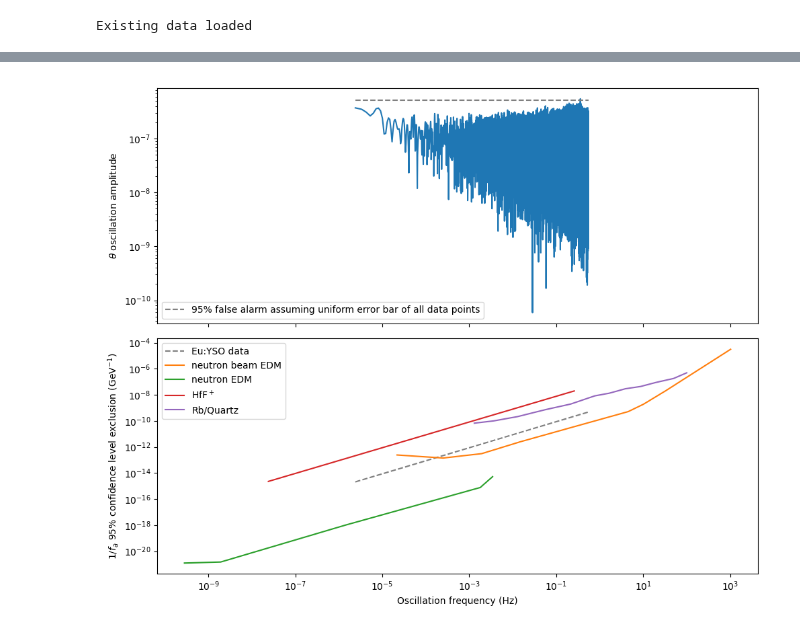
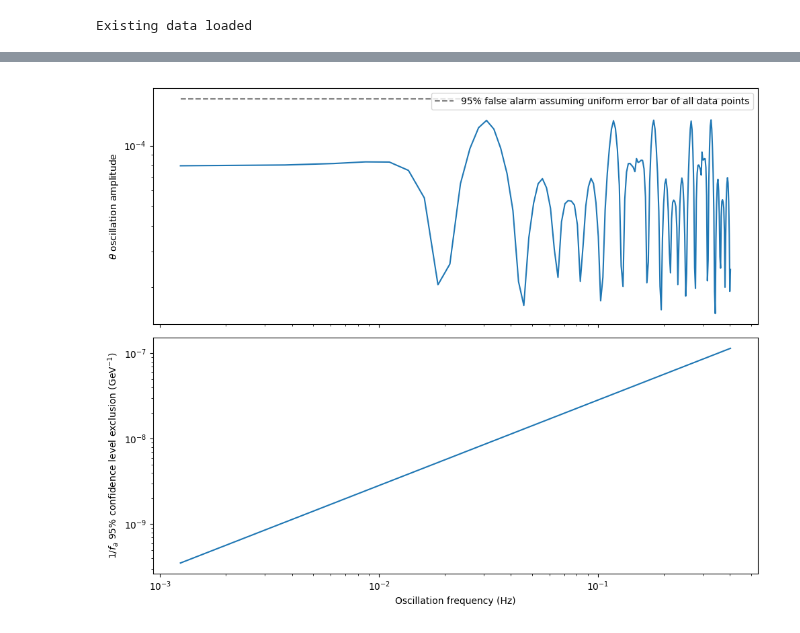
Before and after one commit to vuthalab/onix, a Jupyter notebook: analysis/lf_spectroscopy_quick_state_prep_axion.ipynb, the cells around one changed output, grey strips where cells are left out. Saved outputs shown, nothing was run; the diff lists cells and outputs as text; code cells hidden in the pictures.

```diff
--- a/analysis/lf_spectroscopy_quick_state_prep_axion.ipynb
+++ b/analysis/lf_spectroscopy_quick_state_prep_axion.ipynb
@@ -196,0 +209,5 @@ def averaging_ys(xs, ys):
+# %%
+#for kk in [4047737, 4059209, 4060473, 4062940, 4063653, 4064260]:
+#for kk in [4076386, 4076386-1, 4076386-2, 4076386-3, 4076386-4]:
+for kk in [4084120]:
+    plot_hole(kk)
@@ -540,12 +580,5 @@ for jj in duration_masks:
 # %%
-start_mask = results[:, col_indices["start_time"]] > 1722731600
-cycle_times = np.concatenate(([0], (results[:, col_indices["start_time"]][1:] - results[:, col_indices["start_time"]][:-1])))
-upper_bound_cycle_time = 2.0
-cycle_time_discard_mask = cycle_times > upper_bound_cycle_time
-cycle_time_extended_mask = np.ones(len(results), dtype=bool)
-for kk in cycle_time_discard_mask.nonzero()[0]:
-    for ll in range(kk - 50, kk + 50):
-        cycle_time_extended_mask[ll] = False
+start_mask = results[:, col_indices["start_time"]] > 1722988501 #1722669094
 # %%
 fig, ax = plt.subplots()
 
@@ -640,80 +670,38 @@ W_T = 0.1762(61) Hz
 # %%
 W_T_to_theta = 2.5e-5
 # https://electricatoms.wordpress.com/2024/07/11/t-violation-measurement-from-lf-spectroscopy/
-thetas = unumpy.nominal_values(results[:, col_indices["W_T"]])[start_mask & cycle_time_extended_mask] * W_T_to_theta
-times = results[:, col_indices["start_time"]].astype(float)[start_mask & cycle_time_extended_mask]
+thetas = unumpy.nominal_values(results[:, col_indices["W_T"]])[start_mask] * W_T_to_theta
+times = results[:, col_indices["start_time"]].astype(float)[start_mask]
 
 theta_uncs = np.std(thetas) * np.ones(len(thetas))  # assuming error bar is std of the data for every point
 ls = LombScargle(times, thetas, theta_uncs, normalization="psd")
-fs, f_thetas_psd = ls.autopower(minimum_frequency=0.5 / duration, maximum_frequency = 1 / avg_cycle_time)
+fs, f_thetas_psd = ls.autopower()
 f_thetas_amplitude_normalized = np.sqrt(f_thetas_psd / (len(f_thetas_psd) / 4))
 # https://docs.scipy.org/doc/scipy/reference/generated/scipy.signal.lombscargle.html
 f_thetas_amplitude = f_thetas_amplitude_normalized * np.std(thetas)
 # https://docs.astropy.org/en/stable/timeseries/lombscargle.html#psd-normalization-unnormalized
 
 confidence = 0.95
 f_thetas_limit_psd = ls.false_alarm_level(1 - confidence)
 f_thetas_limit_amplitude = np.sqrt(f_thetas_limit_psd / (len(f_thetas_psd) / 4)) * np.std(thetas)
 # same normalization as above
 
 inverse_fa_limits = inverse_fa_limit(fs, f_thetas_limit_amplitude * np.ones(len(fs)))
 
 fig, ax = plt.subplots(2, 1, sharex=True, figsize=(10, 8))
 ax[0].plot(fs, f_thetas_amplitude)
 ax[0].hlines([f_thetas_limit_amplitude], np.min(fs), np.max(fs), color="gray", ls="--", label=f"{confidence*100:.0f}% false alarm assuming uniform error bar of all data points")
 ax[0].set_ylabel("$\\theta$ oscillation amplitude")
 ax[0].set_xscale("log")
 ax[0].set_yscale("log")
 ax[0].legend()
 
-neutron_beam_limit = [
-    [0.000021806334875063254, 2.4191531672852777e-13],
-    [0.00025210113627991196, 1.411732702742297e-13],
-    [0.0019382133242529327, 3.0734330871673177e-13],
-    [0.014901443705277455, 2.4961876359482394e-12],
-    [0.34466848467820843, 4.685889889651819e-11],
-    [4.503428864545845, 5.133292832327853e-10],
-    [10.182959482819049, 1.915041623535488e-9],
-    [33.23942812844364, 2.0978874175881883e-8],
-    [1022.9220014075324, 0.00003108667389814448],
-]
-neutron_edm_limit = [
-    [2.8107285020807224e-10, 1.2382883361478699e-21],
-    [1.9120359913544285e-9, 1.4818084916054758e-21],
-    [0.000001417668870576385, 1.008585850870895e-18],
-    [0.001786358019245735, 7.737735166663486e-16],
-    [0.0034310975906798893, 5.251665178243852e-15],
-]
-hff_limit = [
-    [2.3983980358520008e-8, 2.272142910168394e-15],
-    [0.259051330252812, 1.9760233819175173e-8],
-]
-rb_quartz_limit = [
-    [0.001303621502071577, 6.654711796333948e-11],
-    [0.003661308835364036, 1e-10],
-    [0.012855557319139031, 2.1209508879201926e-10],
-    [0.055648638769833, 7.196856730011529e-10],
-    [0.21544346900318867, 1.9611779729377575e-9],
-    [0.7670938216429439, 8.28642772854686e-9],
-    [1.6526535398566913, 1.3257113655901082e-8],
-    [3.8714957592094787, 2.9012492020268506e-8],
-    [8.697490026177835, 4.359691735448471e-8],
-    [19.81388768974338, 8.961505019466032e-8],
-    [49.77023564332104, 1.7852567354823374e-7],
-    [100, 4.864910219855273e-7],
-]
-
-ax[1].plot(fs, inverse_fa_limits, color="gray", ls="--", label="Eu:YSO data")
-ax[1].plot(np.transpose(neutron_beam_limit)[0], np.transpose(neutron_beam_limit)[1], color="C1", ls="-", label="neutron beam EDM")
-ax[1].plot(np.transpose(neutron_edm_limit)[0], np.transpose(neutron_edm_limit)[1], color="C2", ls="-", label="neutron EDM")
-ax[1].plot(np.transpose(hff_limit)[0], np.transpose(hff_limit)[1], color="C3", ls="-", label="HfF$^+$")
-ax[1].plot(np.transpose(rb_quartz_limit)[0], np.transpose(rb_quartz_limit)[1], color="C4", ls="-", label="Rb/Quartz")
+ax[1].plot(fs, inverse_fa_limits)
 ax[1].set_xlabel("Oscillation frequency (Hz)")
 ax[1].set_ylabel(f"$1 / f_a$ {confidence*100:.0f}% confidence level" + " exclusion (GeV$^{-1}$)")
 ax[1].set_xscale("log")
 ax[1].set_yscale("log")
-ax[1].legend()
 plt.tight_layout()
 plt.show()
 # %% [output]
-[figure, old version]
+[figure, new version]
```
Also changed, not shown: parts of 16 cells of this notebook, 3 other files.
